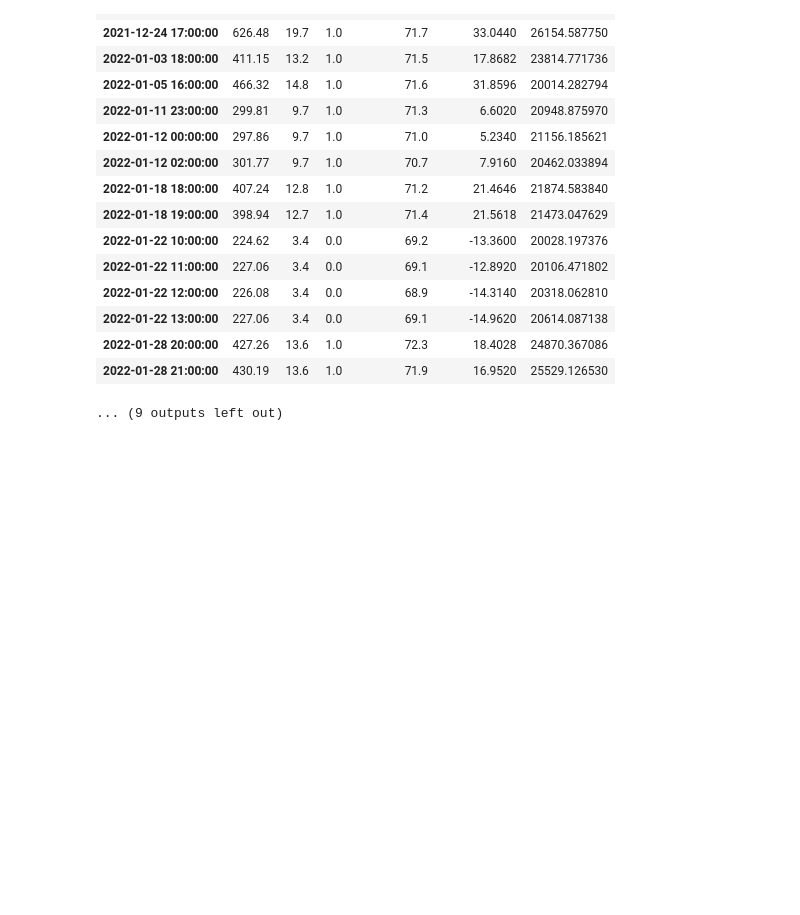
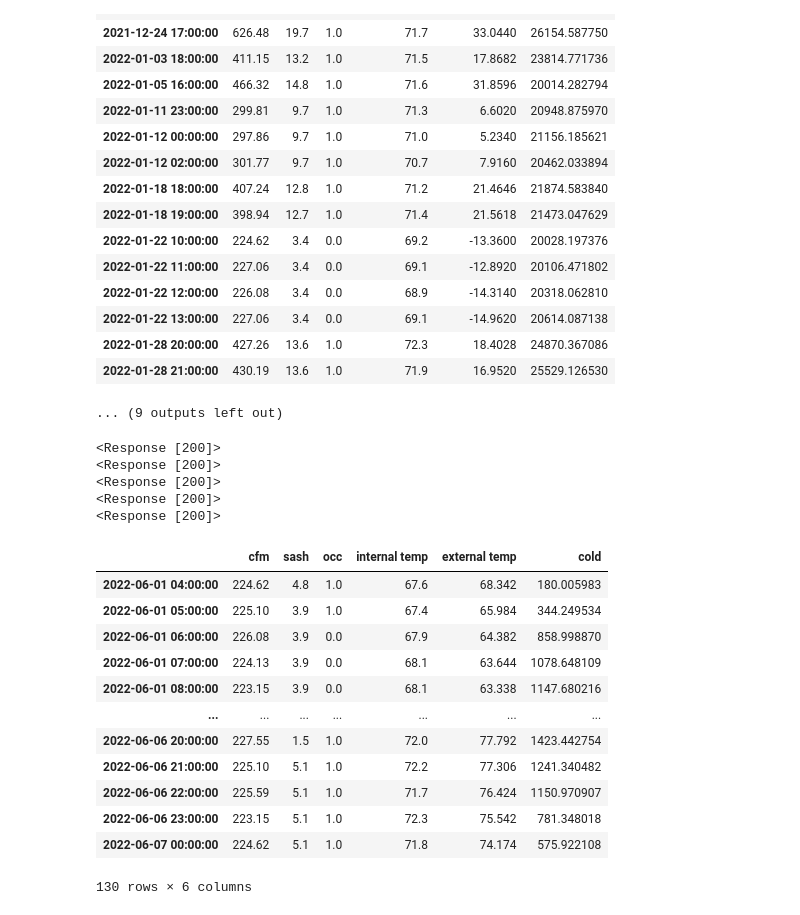
Before and after one commit to thereidfleish/fume-hood-dashboard, a Jupyter notebook: query.ipynb, the cells around one changed output. Saved outputs shown, nothing was run; the diff lists cells and outputs as text; code cells hidden in the pictures; blank space fills up the shorter version.

```diff
--- a/query.ipynb
+++ b/query.ipynb
@@ -417,3 +447,80 @@ Percent occupied:  0.5144406459978781
 | 2022-01-28 20:00:00 | 427.26 | 13.6 | 1.0 | 72.3 | 18.4028 | 24870.367086 |
 | 2022-01-28 21:00:00 | 430.19 | 13.6 | 1.0 | 71.9 | 16.9520 | 25529.126530 |
 ... (9 outputs left out)
+# %%
+def cold_query(target_list, server, start, end):
+    cfm_master = fume_query(target_list[0],server,start,end)
+    sash_master = fume_query(target_list[3],server,start,end)
+    occ_master = fume_query(target_list[2],server,start,end)
+    internal_temp_master = fume_query(target_list[1],server,start,end)
+    external_temp_master = outside_temp(start,end)
+    cfm_list = pd.Series(data=[i[0] for i in cfm_master], index=[i[1] for i in cfm_master])
+
+    cfm_list = cfm_list[~cfm_list.index.duplicated()]
+
+
+    sash_list = pd.Series(data=[i[0] for i in sash_master], index=[i[1] for i in sash_master])
+
+    sash_list = sash_list[~sash_list.index.duplicated()]
+
+
+    occ_list = pd.Series(data=[i[0] for i in occ_master], index=[i[1] for i in occ_master])
+
+    occ_list = occ_list[~occ_list.index.duplicated()]
+
+
+    internal_temp_list = pd.Series(data=[i[0] for i in internal_temp_master], index=[i[1] for i in internal_temp_master])
+
+    internal_temp_list = internal_temp_list[~internal_temp_list.index.duplicated()]
+
+
+    external_temp_list = pd.Series(data=[i[0] for i in external_temp_master], index=[i[1] for i in external_temp_master])
+    # print("\nExternal Temp List: ", external_temp_list)
+    # external_temp_list = pd.read_csv("C:/Users/Dan/Documents/GitHub/fume-hood-dashboard/game_farm/hist.csv", index_col=0).squeeze()
+    # external_temp_list.index = external_temp_list.index.astype('datetime64[ns]')
+
+
+    df = pd.concat([cfm_list, sash_list, occ_list, internal_temp_list, external_temp_list], axis=1)
+    df.columns = ["cfm", "sash" ,"occ", "internal temp", "external temp"]
+    #display(df)
+
+    #df["BTUh"] = 1.08 * df["cfm"] * (df["internal temp"] - df["external temp"])
+
+    df["cold"] = 0.24 * df["cfm"] /13.333 * 60 * (abs(df["external temp"] - df["internal temp"]))
+
+    df = df.dropna()
+
+
+
+    return df
+
+
+
+target_list = ["#biotech/biotech_4th_floor/fourth_floor_fume_hood_lab_spaces/lab_433_control/hoodvalve_flow/trend_log",
+               "#biotech/biotech_4th_floor/fourth_floor_fume_hood_lab_spaces/lab_433_control/zone/zone_temp/trend_log",
+               "#biotech/biotech_4th_floor/fourth_floor_fume_hood_lab_spaces/lab_433_control/occ_trend",
+               "#biotech/biotech_4th_floor/fourth_floor_fume_hood_lab_spaces/lab_433_control/hood_sash"]
+server = "biotech_main"
+start = str(datetime(2022, 6, 1))
+end = str(datetime(2022, 6, 7))
+
+cold_query(target_list,server,start,end)
+# %% [output]
+<Response [200]>
+<Response [200]>
+<Response [200]>
+<Response [200]>
+<Response [200]>
+|  | cfm | sash | occ | internal temp | external temp | cold |
+| 2022-06-01 04:00:00 | 224.62 | 4.8 | 1.0 | 67.6 | 68.342 | 180.005983 |
+| 2022-06-01 05:00:00 | 225.10 | 3.9 | 1.0 | 67.4 | 65.984 | 344.249534 |
+| 2022-06-01 06:00:00 | 226.08 | 3.9 | 0.0 | 67.9 | 64.382 | 858.998870 |
+| 2022-06-01 07:00:00 | 224.13 | 3.9 | 0.0 | 68.1 | 63.644 | 1078.648109 |
+| 2022-06-01 08:00:00 | 223.15 | 3.9 | 0.0 | 68.1 | 63.338 | 1147.680216 |
+| ... | ... | ... | ... | ... | ... | ... |
+| 2022-06-06 20:00:00 | 227.55 | 1.5 | 1.0 | 72.0 | 77.792 | 1423.442754 |
+| 2022-06-06 21:00:00 | 225.10 | 5.1 | 1.0 | 72.2 | 77.306 | 1241.340482 |
+| 2022-06-06 22:00:00 | 225.59 | 5.1 | 1.0 | 71.7 | 76.424 | 1150.970907 |
+| 2022-06-06 23:00:00 | 223.15 | 5.1 | 1.0 | 72.3 | 75.542 | 781.348018 |
+| 2022-06-07 00:00:00 | 224.62 | 5.1 | 1.0 | 71.8 | 74.174 | 575.922108 |
+130 rows × 6 columns
```
Also changed, not shown: parts of 5 cells of this notebook.
